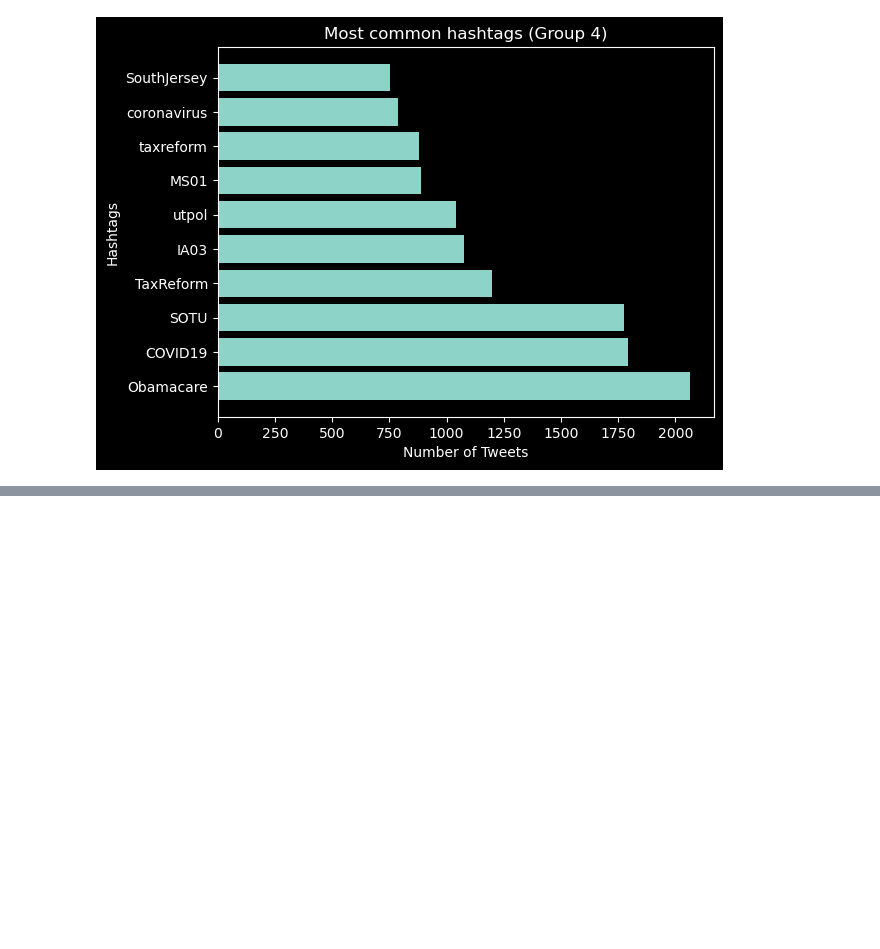
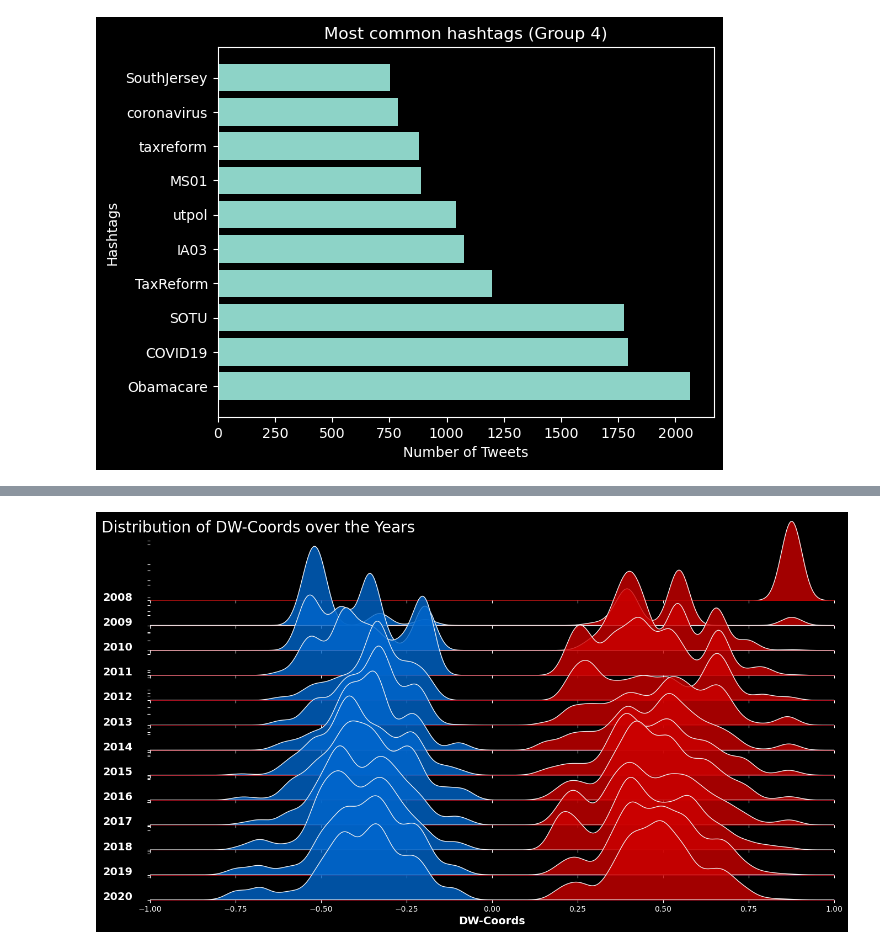
Before and after one commit to justinjli2004-sketch/spring2026, a Jupyter notebook: miniproject/Project_Code.ipynb, the cells around one changed output, grey strips where cells are left out. Drawn from its saved outputs; the diff is of its cells as text; code cells hidden in the pictures; blank space fills up the shorter version.

Commit message:
ridge plots done

```diff
--- a/miniproject/Project_Code.ipynb
+++ b/miniproject/Project_Code.ipynb
@@ -224,0 +233,82 @@ plt.show()
+# %%
+# ridge plot code modified from: https://matplotlib.org/matplotblog/posts/create-ridgeplots-in-matplotlib/
+conservative = tweet_data[tweet_data['dim1_nominate'] > 0]
+liberal = tweet_data[tweet_data['dim1_nominate'] <= 0]
+
+
+years = sorted(tweet_data['year'].unique())
+
+gs = grid_spec.GridSpec(len(years),1)
+fig = plt.figure(figsize=(16,9))
+
+i = 0
+
+color_lib = '#0066cc'
+color_con = '#cc0000'
+
+ax_objs = []
+for y in years:
+    # creating new axes object
+    ax_objs.append(fig.add_subplot(gs[i:i+1, 0:]))
+    y = years[i]
+
+    #LIBERAL
+    x_lib = np.array(liberal[liberal.year == y].dim1_nominate)
+    if(len(x_lib > 1)):
+        x_d_lib = np.linspace(-1,1, 1000)
+        kde_lib = KernelDensity(bandwidth=0.03, kernel='gaussian')
+        kde_lib.fit(x_lib[:, None])
+        logprob_lib = kde_lib.score_samples(x_d_con[:, None])
+        # plotting the distribution
+        ax_objs[-1].plot(x_d_lib, np.exp(logprob_lib),color="#f0f0f0",lw=1)
+        ax_objs[-1].fill_between(x_d_lib, np.exp(logprob_lib), alpha=0.8,color=color_lib)
+
+    #CONSERVATIVE
+    x_con = np.array(conservative[conservative.year == y].dim1_nominate)
+
+    if(len(x_con > 1)):
+        x_d_con = np.linspace(-1,1, 1000)
+        kde_con = KernelDensity(bandwidth=0.03, kernel='gaussian')
+        kde_con.fit(x_con[:, None])
+        logprob_con = kde_con.score_samples(x_d_con[:, None])
+        # plotting the distribution
+        ax_objs[-1].plot(x_d_con, np.exp(logprob_con),color="#f0f0f0",lw=1)
+        ax_objs[-1].fill_between(x_d_con, np.exp(logprob_con), alpha=0.8,color=color_con)
+
+
+
+    # setting uniform x and y lims
+    ax_objs[-1].set_xlim(-1,1)
+    ax_objs[-1].set_ylim(0,None)
+
+    # make background transparent
+    rect = ax_objs[-1].patch
+    rect.set_alpha(0)
+
+    # remove borders, axis ticks, and labels
+    ax_objs[-1].set_yticklabels([])
+
+    if i == len(years)-1:
+        ax_objs[-1].set_xlabel("DW-Coords", fontsize=14,fontweight="bold")
+    else:
+        ax_objs[-1].set_xticklabels([])
+
+    spines = ["top","right","left","bottom"]
+    print(i)
+    print(len(years))
+    for s in spines:
+        ax_objs[-1].spines[s].set_visible(False)
+    y = str(y)
+    adj_year = y.replace(" ","\n")
+    ax_objs[-1].text(-1.05,0,adj_year,fontweight="bold",fontsize=14,ha="right")
+
+
+    i += 1
+
+gs.update(hspace=-0.7)
+
+fig.text(0.07,0.85,"Distribution of DW-Coords over the Years",fontsize=20)
+
+plt.tight_layout()
+plt.show()
+# %% [output]
@@ -224,0 +332 @@ plt.show()
+[figure, added]
```
Also changed, not shown: parts of 4 cells of this notebook.
